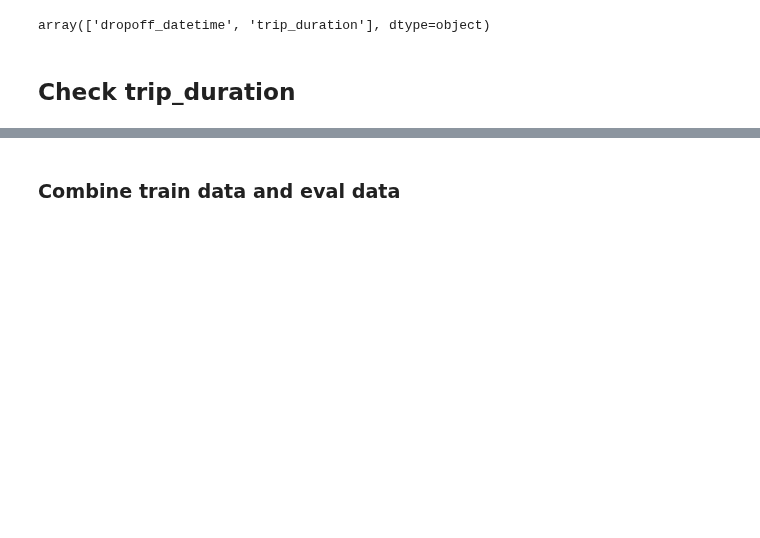
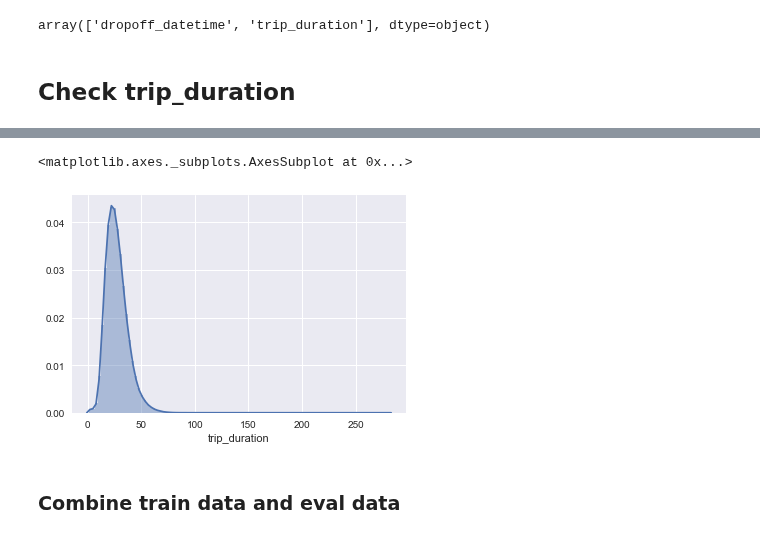
Before and after one commit to latuannetnam/kaggle, a Jupyter notebook: New York City Taxi Trip Duration/nb-taxi-trip-duration-v1.ipynb, the cells around one changed output, grey strips where cells are left out. Drawn from its saved outputs; the diff is of its cells as text; code cells hidden in the pictures; blank space fills up the shorter version.

```diff
--- a/New York City Taxi Trip Duration/nb-taxi-trip-duration-v1.ipynb
+++ b/New York City Taxi Trip Duration/nb-taxi-trip-duration-v1.ipynb
@@ -128,3 +132,8 @@ sns.distplot(data1['datetime_obj'].dt.dayofyear, bins=100)
+# %%
+sns.distplot(data2, bins=100)
+# %% [output]
+<matplotlib.axes._subplots.AxesSubplot at 0x...>
+[figure, added]
 # %% [markdown]
 ### Combine train data and eval data
 # %%
```
Also changed, not shown: parts of 5 cells of this notebook, 3 other files.
